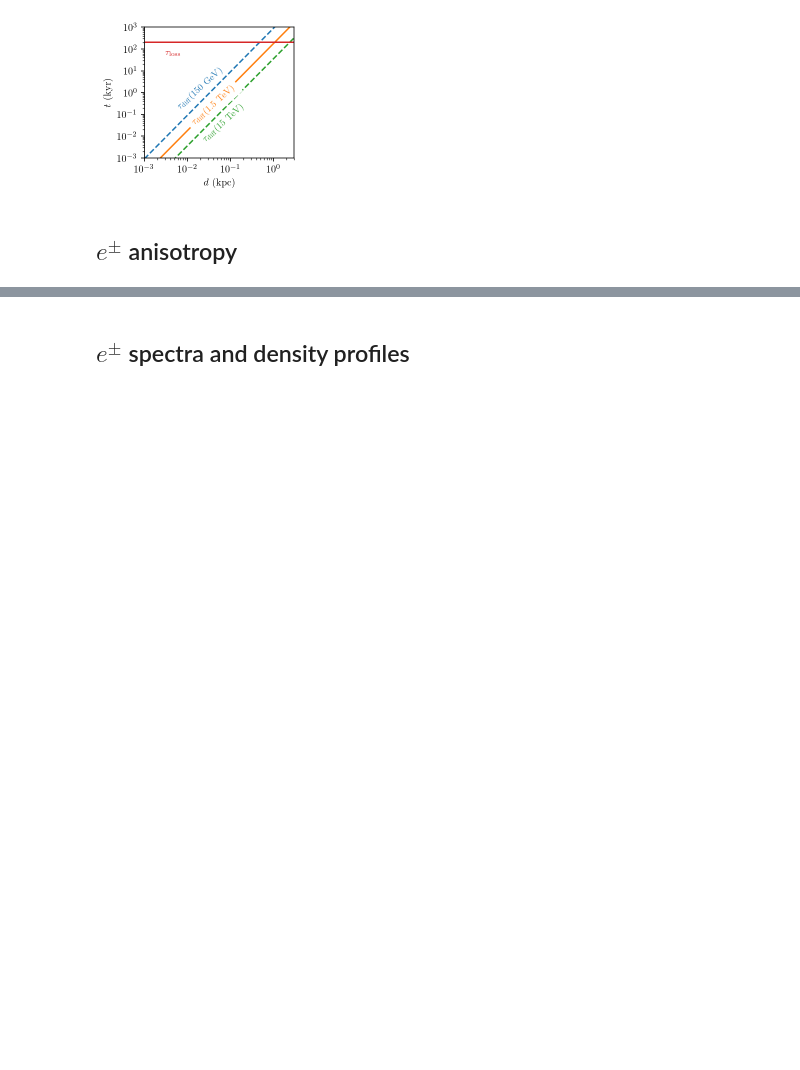
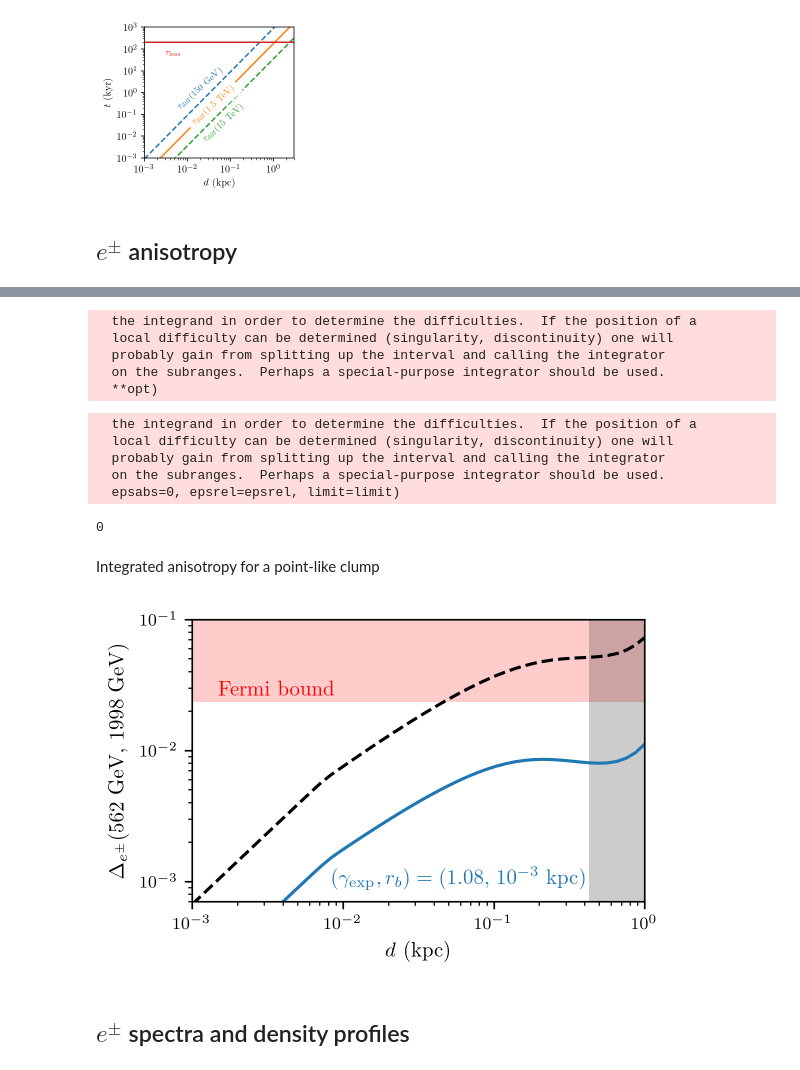
Before and after one commit to adam-coogan/cr_lines_from_dm_subhalos, a Jupyter notebook: Other plots 1.ipynb, the cells around one changed output, grey strips where cells are left out. Drawn from its saved outputs; the diff is of its cells as text; code cells hidden in the pictures; blank space fills up the shorter version.

```diff
--- a/Other plots 1.ipynb
+++ b/Other plots 1.ipynb
@@ -432,3 +222,57 @@ for r, rho in zip(r_s, rho_s_exp):
+# %%
+dist = np.logspace(-3, 0, 50)
+r_s = np.logspace(-3, 1, 5)
+dist_mg, r_s_mg = np.meshgrid(dist, r_s)
+e_low, e_high = e_low_aniso_fermi[-1], e_high_aniso_fermi[-1]
+# %%
+lum_pt = lum_dampe_pt(dist)
+lw_pt = line_width_constraint_pt(dist, lum_pt, n_sigma)
+aniso_int = aniso_int_pt(e_low, e_high, dist, lum_pt)
+# %%
+rho_s_cl = rho_s_dampe(dist_mg, r_s_mg, gamma=1.08, halo="exp")
+# %% [output]
+  the integrand in order to determine the difficulties.  If the position of a
+  local difficulty can be determined (singularity, discontinuity) one will
+  probably gain from splitting up the interval and calling the integrator
+  on the subranges.  Perhaps a special-purpose integrator should be used.
+  **opt)
+# %%
+anisos_exp = anisotropy_integrated(
+    e_low, e_high, dist_mg, r_s_mg, rho_s_cl, gamma_exp, "exp", delta_d_rel=1e-4)
+# %% [output]
+  the integrand in order to determine the difficulties.  If the position of a
+  local difficulty can be determined (singularity, discontinuity) one will
+  probably gain from splitting up the interval and calling the integrator
+  on the subranges.  Perhaps a special-purpose integrator should be used.
+  epsabs=0, epsrel=epsrel, limit=limit)
+# %%
+os.system("say 'Done'")
+# %% [output]
+0
+# %% [markdown]
+Integrated anisotropy for a point-like clump
+# %%
+plt.figure(figsize=(4, 2.7))
+plt.xlim(dist[[0, -1]])
+plt.ylim(7e-4, 1e-1)
+plt.xlabel(r"$d$ (kpc)")
+plt.ylabel(r"$\Delta_{e^\pm}(562~\mathrm{GeV},\, 1998~\mathrm{GeV})$")
+
+plt.loglog(dist, aniso_int, '--k')
+plt.plot(dist, anisos_exp[0], label="{}".format(r_s[0]))
+
+plt.axhspan(aniso_fermi[-1], 1e-1, linestyle='-', color='r', alpha=0.2, linewidth=0)
+plt.axvspan(dist[np.where(lw_pt > n_sigma)[0][0]], dist[-1],
+            color='k', alpha=0.2, linewidth=0)
+plt.text(1.5e-3, 2.6e-2, "Fermi bound", color="r", fontsize=10)
+plt.text(8.5e-3, 9e-4,
+         r"$(\gamma_{\mathrm{exp}}, r_b) = (1.08,\, 10^{%i}~\mathrm{kpc})$" %
+         mantissa_exp(r_s[0])[1], color=colors[0], fontsize=10)
+
+plt.tight_layout()
+plt.savefig("figures/aniso_int_pt.pdf")
+# %% [output]
+[figure, added]
 # %% [markdown]
 ## $e^\pm$ spectra and density profiles
 # %% [markdown]
```
Also changed, not shown: parts of 15 cells of this notebook, 6 other files.
